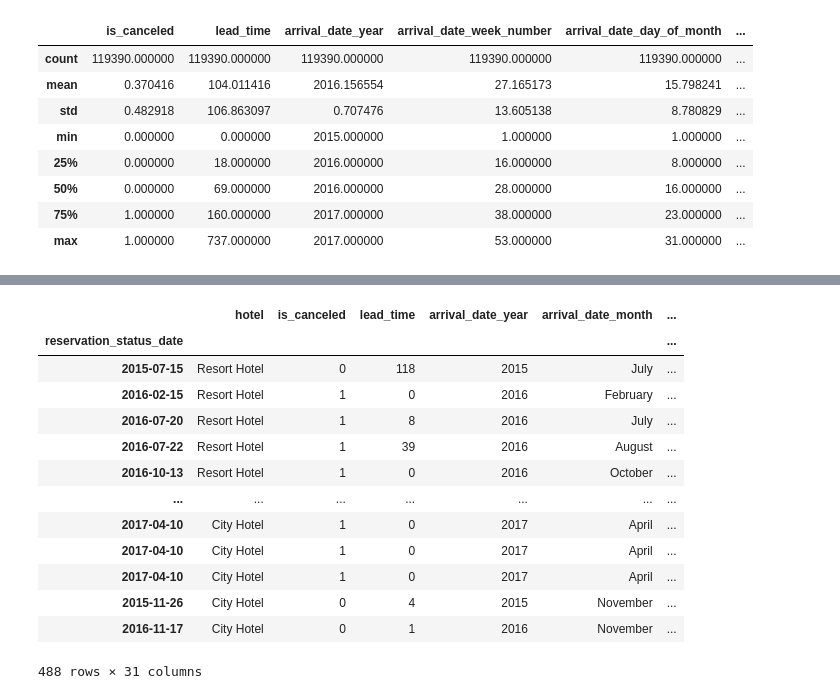
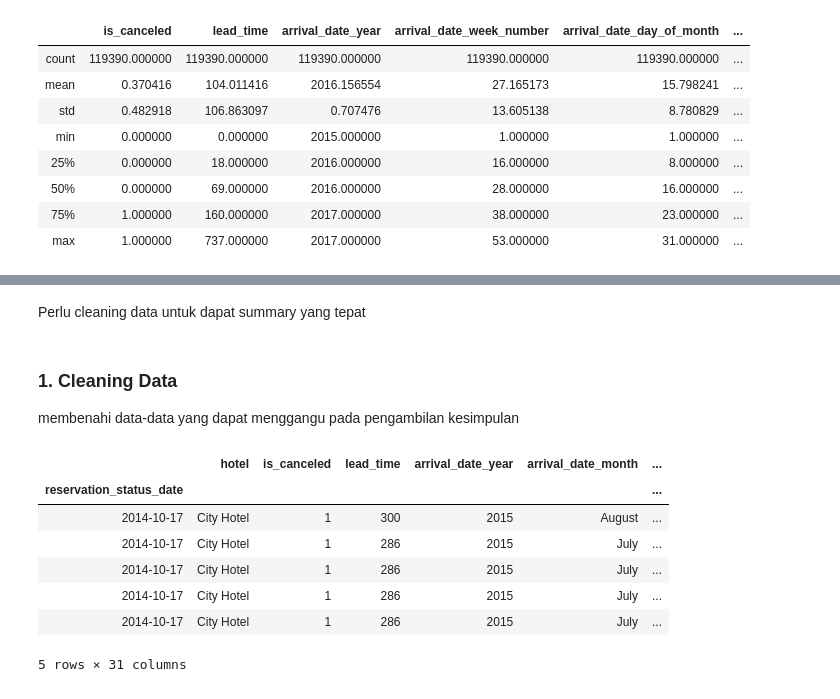
Before and after one commit to cahyoardhi/ugm-find-it-data-analytic, a Jupyter notebook: analyst.ipynb, the cells around one changed output, grey strips where cells are left out. Cells and saved outputs as stored; diff of their text form; code cells hidden in the pictures.

```diff
--- a/analyst.ipynb
+++ b/analyst.ipynb
@@ -86,18 +89,20 @@ df[children_is_null == True]
-# %%
-country_is_null = df.country.isnull()
-df[country_is_null == True]
-# %% [output]
-|  | hotel | is_canceled | lead_time | arrival_date_year | arrival_date_month | ... |
-| reservation_status_date |  |  |  |  |  | ... |
-| 2015-07-15 | Resort Hotel | 0 | 118 | 2015 | July | ... |
-| 2016-02-15 | Resort Hotel | 1 | 0 | 2016 | February | ... |
-| 2016-07-20 | Resort Hotel | 1 | 8 | 2016 | July | ... |
-| 2016-07-22 | Resort Hotel | 1 | 39 | 2016 | August | ... |
-| 2016-10-13 | Resort Hotel | 1 | 0 | 2016 | October | ... |
-| ... | ... | ... | ... | ... | ... | ... |
-| 2017-04-10 | City Hotel | 1 | 0 | 2017 | April | ... |
-| 2017-04-10 | City Hotel | 1 | 0 | 2017 | April | ... |
-| 2017-04-10 | City Hotel | 1 | 0 | 2017 | April | ... |
-| 2015-11-26 | City Hotel | 0 | 4 | 2015 | November | ... |
-| 2016-11-17 | City Hotel | 0 | 1 | 2016 | November | ... |
-488 rows × 31 columns
+# %% [markdown]
+Perlu cleaning data untuk dapat summary yang tepat
+# %% [markdown]
+###  1. Cleaning Data
+
+membenahi data-data yang dapat menggangu pada pengambilan kesimpulan
+# %%
+df.hotel.astype('category')
+df['reservation_status_date'] = pd.to_datetime(df['reservation_status_date'])
+df = df.set_index(['reservation_status_date']).sort_index()
+df.head()
+# %% [output]
+|  | hotel | is_canceled | lead_time | arrival_date_year | arrival_date_month | ... |
+| reservation_status_date |  |  |  |  |  | ... |
+| 2014-10-17 | City Hotel | 1 | 300 | 2015 | August | ... |
+| 2014-10-17 | City Hotel | 1 | 286 | 2015 | July | ... |
+| 2014-10-17 | City Hotel | 1 | 286 | 2015 | July | ... |
+| 2014-10-17 | City Hotel | 1 | 286 | 2015 | July | ... |
+| 2014-10-17 | City Hotel | 1 | 286 | 2015 | July | ... |
+5 rows × 31 columns
```
Also changed, not shown: parts of 14 cells of this notebook, 1 other file.
